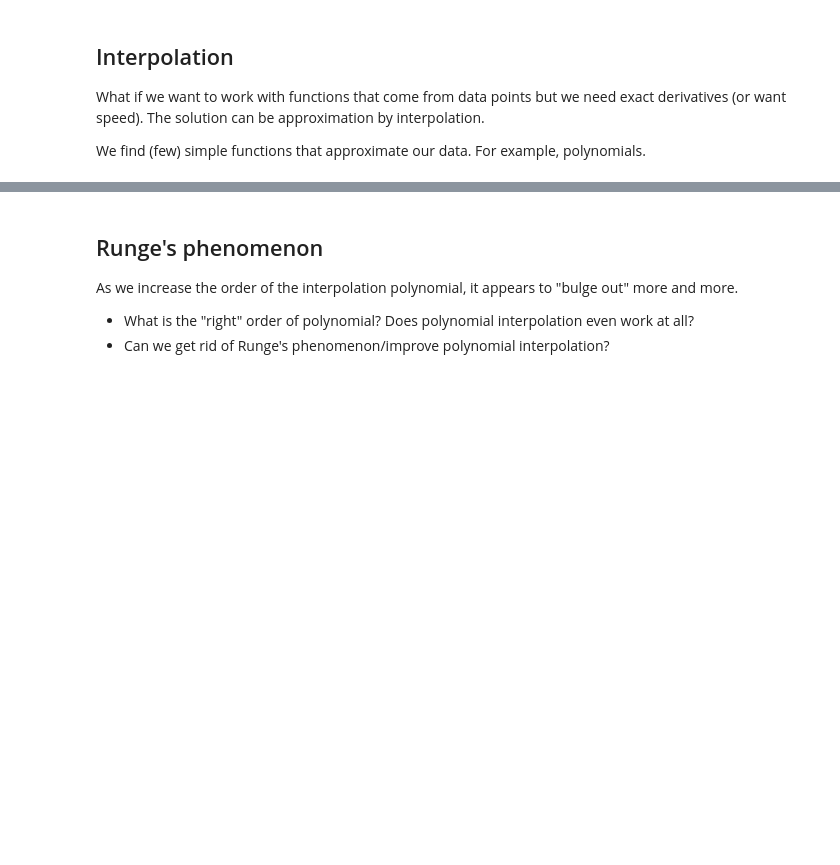
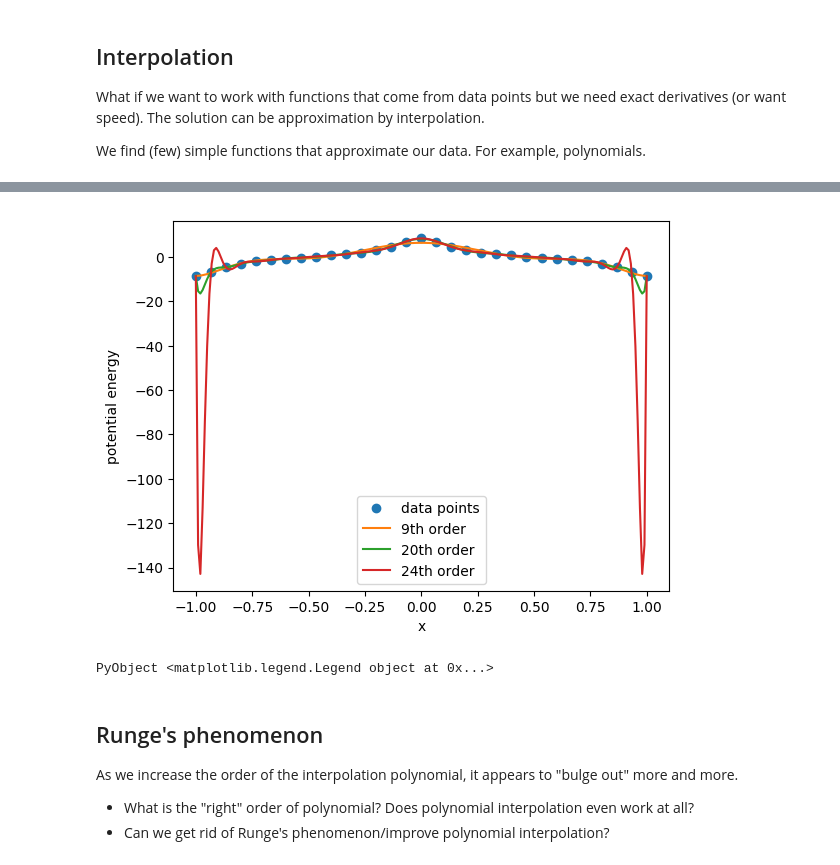
Before and after one commit to mitmath/18330, a Jupyter notebook: 01_Invitation.ipynb, the cells around one changed output, grey strips where cells are left out. Drawn from its saved outputs; the diff is of its cells as text; code cells hidden in the pictures; blank space fills up the shorter version.

```diff
--- a/01_Invitation.ipynb
+++ b/01_Invitation.ipynb
@@ -439,14 +561,17 @@ p24 = polyfit(Exs, Es, 24)
 # %%
 # plot the interpolation polynomial
 xs = LinRange(-1, 1, 200)
 plot(Exs, Es, "o", label="data points")
 plot(xs, polyval(p9, xs), label="9th order")
-# plot(xs, polyval(p20, xs), label="20th order")
-# plot(xs, polyval(p24, xs), label="24th order")
+plot(xs, polyval(p20, xs), label="20th order")
+plot(xs, polyval(p24, xs), label="24th order")
 
 xlabel("x")
 ylabel("potential energy")
 legend()
+# %% [output]
+[figure, added]
+PyObject <matplotlib.legend.Legend object at 0x...>
 # %% [markdown]
 Runge's phenomenon
 --
```
Also changed, not shown: parts of 22 cells of this notebook.
